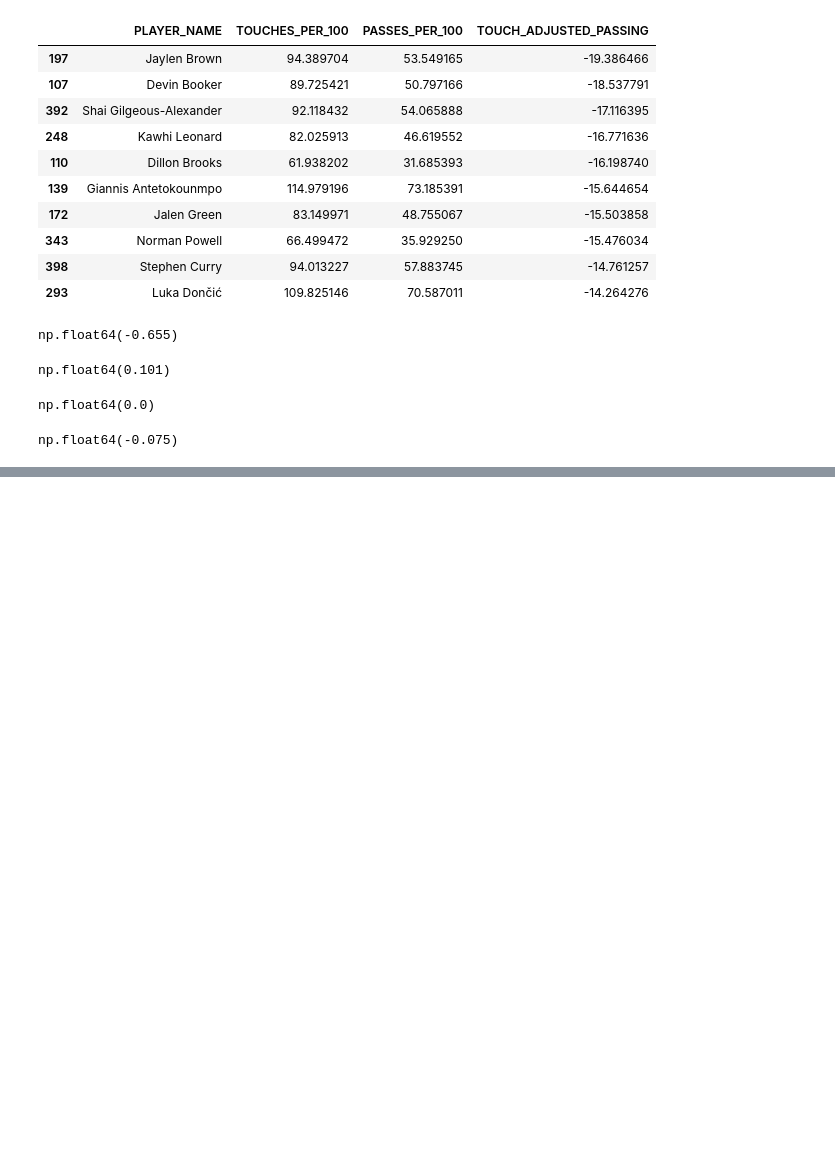
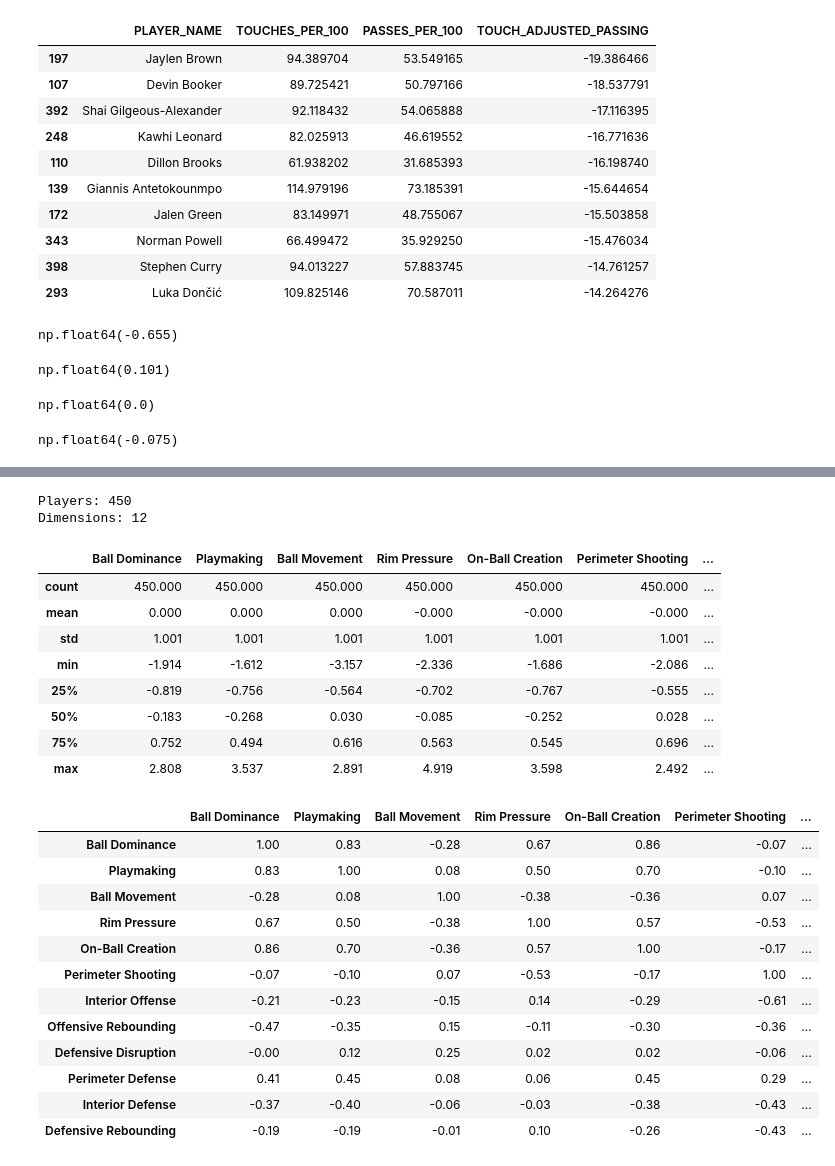
Before and after one commit to alex-abrego/nba-player-archetype-analysis, a Jupyter notebook: notebooks/02_feature_engineering.ipynb, the cells around one changed output, grey strips where cells are left out. Drawn from its saved outputs; the diff is of its cells as text; code cells hidden in the pictures; blank space fills up the shorter version.

Commit message:
feat: create experimental composite dimensions

```diff
--- a/notebooks/02_feature_engineering.ipynb
+++ b/notebooks/02_feature_engineering.ipynb
@@ -444,7 +445,7 @@ offensive_groups = {
     ],
     "Playmaking": [
         "PASSES_PER_100",
-        "POTENTIAL_AST_PER_100",
+        "AST_ADJ_PER_100",
     ],
     "Rim Pressure": [
         "DRIVES_PER_100",
@@ -1047,0 +1072,12 @@ Lowest adjusted offensive rebounding:
+# %%
+style_features = pd.read_parquet(INTERIM_DATA_DIR / "raw_style_features.parquet")
+
+candidate_features = engineer_style_features(style_features, per_100_features, adjustments)
+
+print("Players:", len(candidate_features))
+print("Engineered features:", len(per_100_features) + 2)
+print("Total candidate features:", len(per_100_features) + 5)
+
+validate_candidate_features(candidate_features, eligible_players)
+
+display(candidate_features.head())
@@ -1047,0 +1225,48 @@ Lowest adjusted offensive rebounding:
+# %%
+dimension_scores, feature_scaler, dimension_scaler = (build_dimension_scores(candidate_features))
+
+score_columns = [
+    f"{dimension}"
+    for dimension in feature_dimensions
+]
+
+print("Players:", len(dimension_scores))
+print("Dimensions:", len(score_columns))
+
+display(
+    dimension_scores[score_columns]
+    .describe()
+    .round(3)
+)
+
+dimension_correlations = (
+    dimension_scores[score_columns]
+    .corr()
+)
+
+display(dimension_correlations.round(2))
+# %% [output]
+Players: 450
+Dimensions: 12
+|  | Ball Dominance | Playmaking | Ball Movement | Rim Pressure | On-Ball Creation | Perimeter Shooting | ... |
+| count | 450.000 | 450.000 | 450.000 | 450.000 | 450.000 | 450.000 | ... |
+| mean | 0.000 | 0.000 | 0.000 | -0.000 | -0.000 | -0.000 | ... |
+| std | 1.001 | 1.001 | 1.001 | 1.001 | 1.001 | 1.001 | ... |
+| min | -1.914 | -1.612 | -3.157 | -2.336 | -1.686 | -2.086 | ... |
+| 25% | -0.819 | -0.756 | -0.564 | -0.702 | -0.767 | -0.555 | ... |
+| 50% | -0.183 | -0.268 | 0.030 | -0.085 | -0.252 | 0.028 | ... |
+| 75% | 0.752 | 0.494 | 0.616 | 0.563 | 0.545 | 0.696 | ... |
+| max | 2.808 | 3.537 | 2.891 | 4.919 | 3.598 | 2.492 | ... |
+|  | Ball Dominance | Playmaking | Ball Movement | Rim Pressure | On-Ball Creation | Perimeter Shooting | ... |
+| Ball Dominance | 1.00 | 0.83 | -0.28 | 0.67 | 0.86 | -0.07 | ... |
+| Playmaking | 0.83 | 1.00 | 0.08 | 0.50 | 0.70 | -0.10 | ... |
+| Ball Movement | -0.28 | 0.08 | 1.00 | -0.38 | -0.36 | 0.07 | ... |
+| Rim Pressure | 0.67 | 0.50 | -0.38 | 1.00 | 0.57 | -0.53 | ... |
+| On-Ball Creation | 0.86 | 0.70 | -0.36 | 0.57 | 1.00 | -0.17 | ... |
+| Perimeter Shooting | -0.07 | -0.10 | 0.07 | -0.53 | -0.17 | 1.00 | ... |
+| Interior Offense | -0.21 | -0.23 | -0.15 | 0.14 | -0.29 | -0.61 | ... |
+| Offensive Rebounding | -0.47 | -0.35 | 0.15 | -0.11 | -0.30 | -0.36 | ... |
+| Defensive Disruption | -0.00 | 0.12 | 0.25 | 0.02 | 0.02 | -0.06 | ... |
+| Perimeter Defense | 0.41 | 0.45 | 0.08 | 0.06 | 0.45 | 0.29 | ... |
+| Interior Defense | -0.37 | -0.40 | -0.06 | -0.03 | -0.38 | -0.43 | ... |
+| Defensive Rebounding | -0.19 | -0.19 | -0.01 | 0.10 | -0.26 | -0.43 | ... |
```
Also changed, not shown: parts of 13 cells of this notebook, 1 other file.
